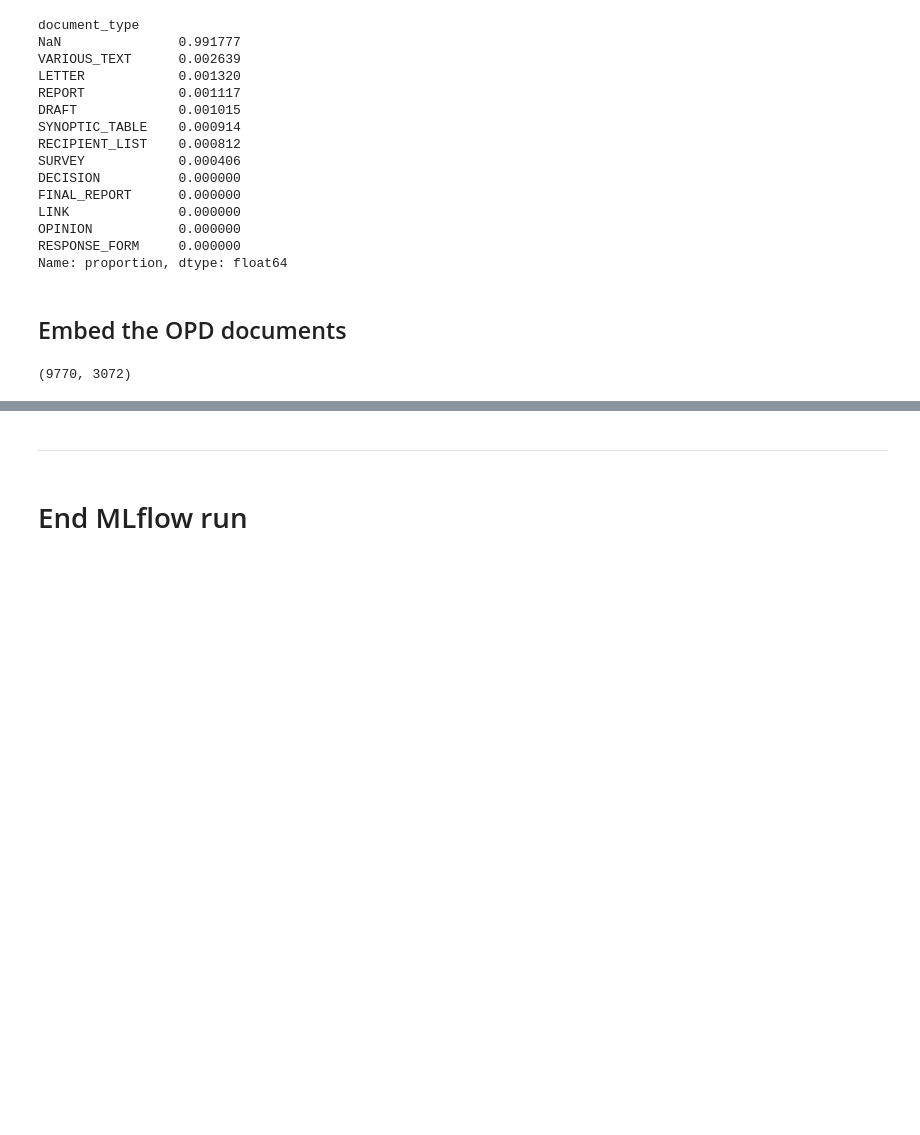
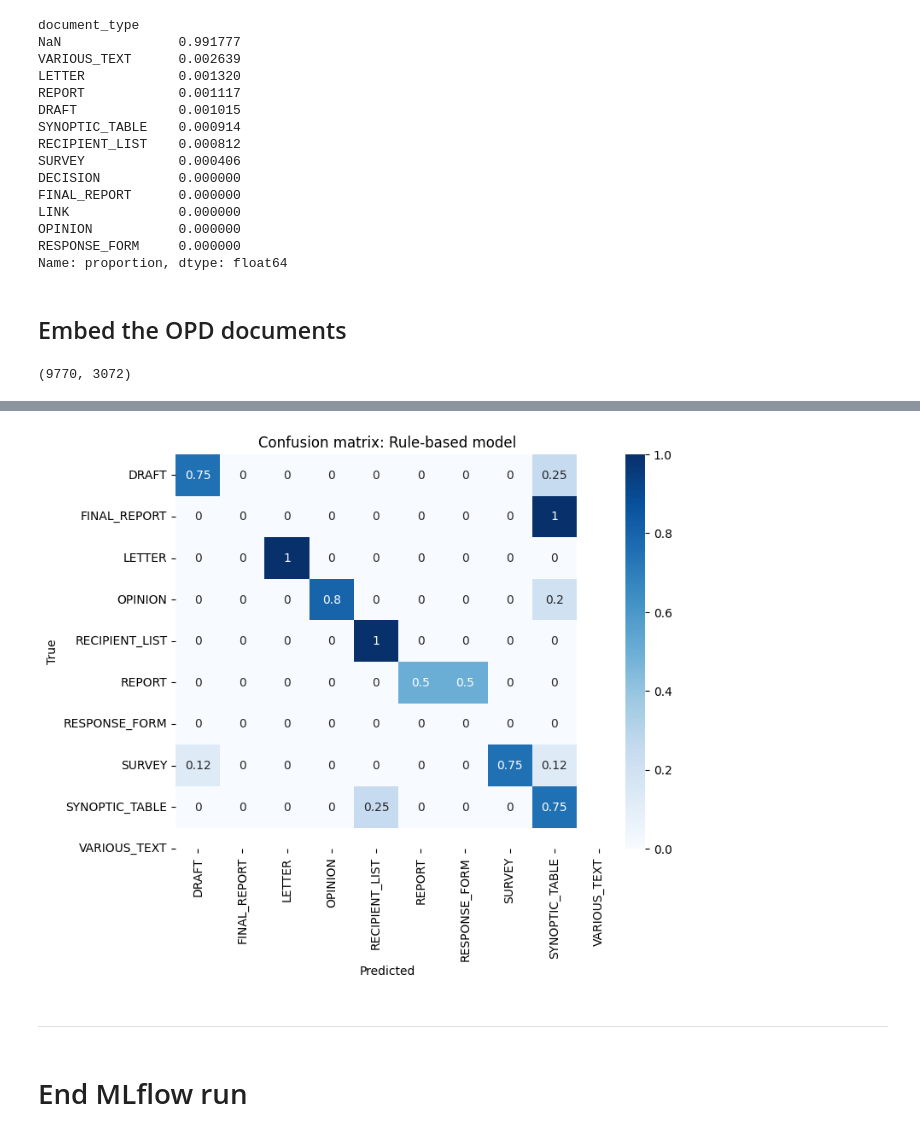
Before and after one commit to Demokratis-ch/demokratis-ml, a Jupyter notebook: research/document_types/VM_document_type_classifier.ipynb, the cells around one changed output, grey strips where cells are left out. Cells and saved outputs as stored; diff of their text form; code cells hidden in the pictures; blank space fills up the shorter version.

```diff
--- a/research/document_types/VM_document_type_classifier.ipynb
+++ b/research/document_types/VM_document_type_classifier.ipynb
@@ -480,0 +538,3 @@ sample_batch.loc[sample_batch["document_id"] == 43586]  # noqa: PLR2004
+# %%
+_df = sample_batch_with_ground_truth[sample_batch_with_ground_truth["prediction_rule"].notna()]
+print(sklearn.metrics.classification_report(_df["ground_truth"], _df["prediction_rule"], zero_division=np.nan))
@@ -481,3 +557,9 @@ sample_batch.loc[sample_batch["document_id"] == 43586]  # noqa: PLR2004
+# %%
+plotting.plot_confusion_matrix_heatmap(
+    _df["ground_truth"], _df["prediction_rule"], target_names=target_names, title="Rule-based model"
+)
+# %% [output]
+[figure, added]
 # %% [markdown]
 ***
 # %% [markdown]
```
Also changed, not shown: parts of 17 cells of this notebook, 2 other files.
